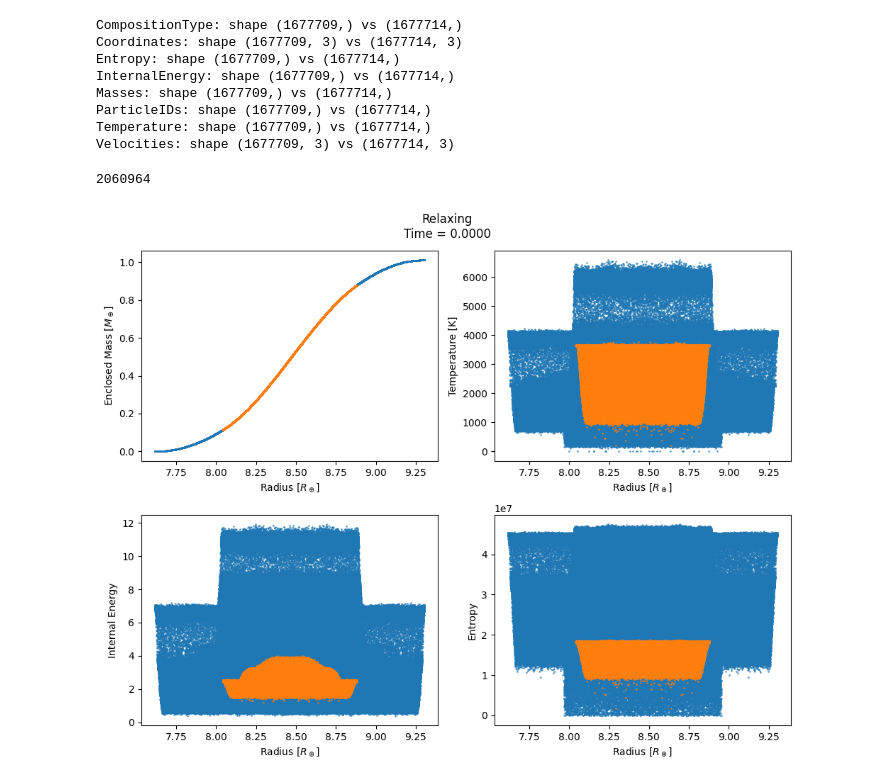
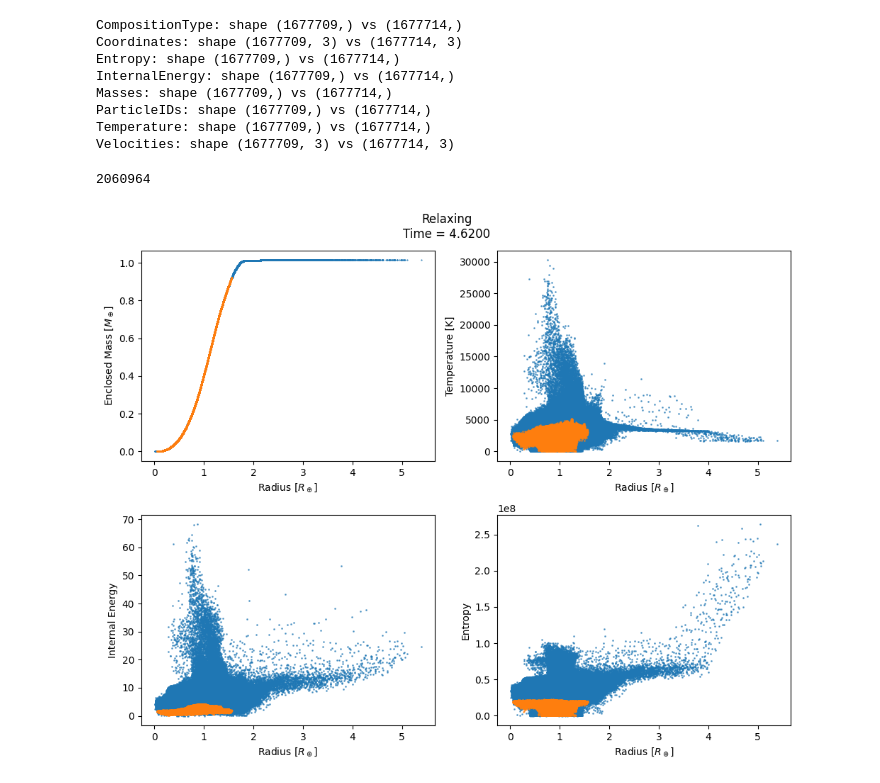
Before and after one commit to shuohuangGIT/gizmo-giantimpact-IO, a Jupyter notebook: makeplanet_plot.ipynb, the cells around one changed output. Drawn from its saved outputs; the diff is of its cells as text; code cells hidden in the pictures.

```diff
--- a/makeplanet_plot.ipynb
+++ b/makeplanet_plot.ipynb
@@ -90,6 +90,8 @@ mass_unit = 1/62.46  # GIZMO mass unit
 gamma = 1.3          # approximate gamma for silicates/iron
 
 fname = 'n50ic.hdf5'
+fname = 'data50ic/snapshot_231.hdf5'
+
 # fname = f"{datadir}/snapshot_{i:03d}.hdf5"
 
 with h5py.File(fname,'r') as f:
@@ -137,31 +139,31 @@ for compi in unique_comp:
     mask = compid == compi
     ax[1,0].scatter(r[mask], u[mask], s=1, alpha=0.6)
 
 ax[1,0].set_xlabel(r"Radius [$R_\oplus]$")
 ax[1,0].set_ylabel("Internal Energy")
 
 # --- (4) entropy ---
 for compi in unique_comp:
     mask = compid == compi
     ax[1,1].scatter(r[mask], entr[mask], s=1, alpha=0.6)
 
 ax[1,1].set_xlabel(r"Radius [$R_\oplus]$")
 ax[1,1].set_ylabel("Entropy")
 
 # --- limits ---
 # for a in ax.flat:
 #     a.set_xlim(0, 1.1)
 
 # ax[0,0].set_ylim(0, 0.9)
 # ax[0,1].set_ylim(500, 5000)
 
 # # log scale helps a LOT
 # ax[1,0].set_yscale('log')
 # # ax[1,1].set_yscale('log')
 
 plt.tight_layout()
 
 print(len(pos))
 # %% [output]
 2060964
-[figure, old version]
+[figure, new version]
```
Also changed, not shown: parts of 5 cells of this notebook, 3 other files.
